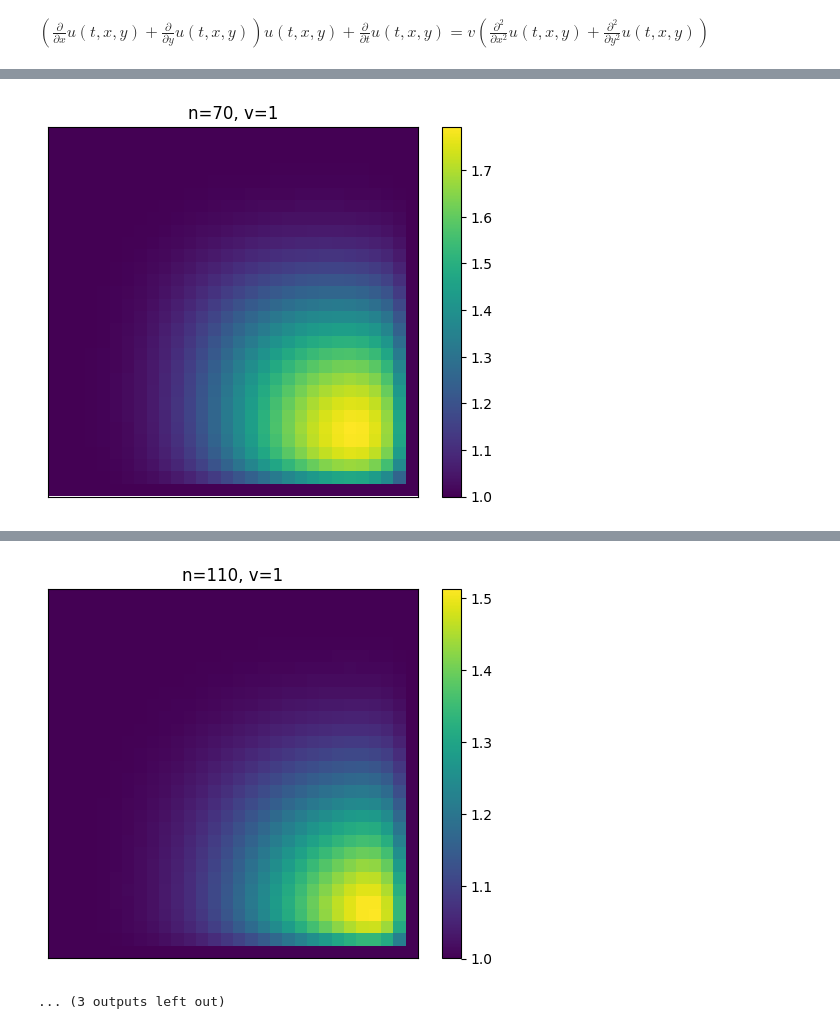
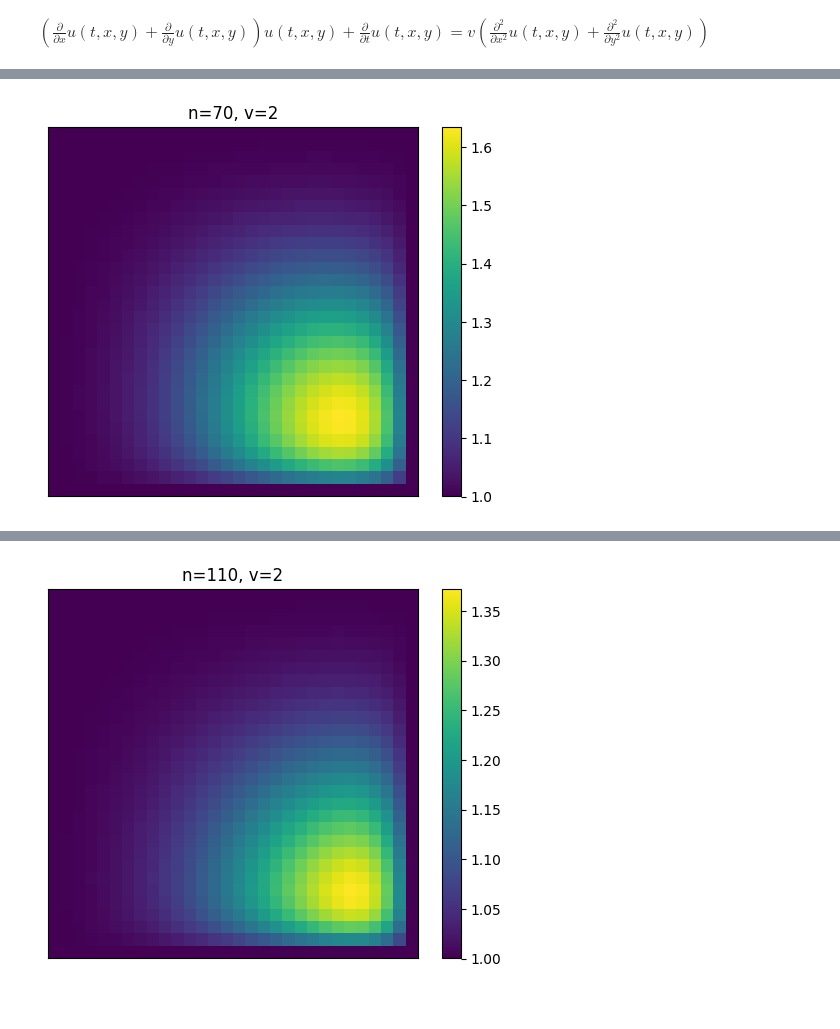
Before and after one commit to ColouredCat/Fluid_Sums, a Jupyter notebook: 2d-diffusion_burgers.ipynb, the cells around one changed output, grey strips where cells are left out. Cells and saved outputs as stored; diff of their text form; code cells hidden in the pictures.

Commit message:
Updated docs, completed burgers equation

```diff
--- a/2d-diffusion_burgers.ipynb
+++ b/2d-diffusion_burgers.ipynb
@@ -133,14 +136,18 @@ dt = 0.08
 
 def burgers(nt, v):
     u = initial_conditions()
-    for n in range(nt):
+    for n in range(nt+1):
         un = u.copy()
         for x in range(1, width-1):
             for y in range(1, height-1):
                 u[x][y] = update_burgers(dx, dy, dt, v, un[x][y], un[x+1][y], un[x-1][y], un[x][y+1], un[x][y-1])
+            #u[x][0] = update_burgers(dx, dy, dt, v, un[x][0], un[x+1][0], un[x-1][0], un[x][1], un[x][-1])
+            #u[x][-1] = u[x][0]
+        #u[0][y] = update_burgers(dx, dy, dt, v, un[0][y], un[1][y], un[-1][y], un[0][y+1], un[0][y-1])
+        #u[-1][y] = u[0][y]
 
         if n % 10 == 0:
             plot(u, title=f"n={n}, v={v}")
 
-burgers(150, 1)
+burgers(120, 2)
 # %% [output]
@@ -154 +161 @@ burgers(150, 1)
-[figure, old version]
+[figure, new version]
@@ -158,2 +165 @@ burgers(150, 1)
-[figure, old version]
+[figure, new version]
-... (3 outputs left out)
```
Also changed, not shown: parts of 5 cells of this notebook.
